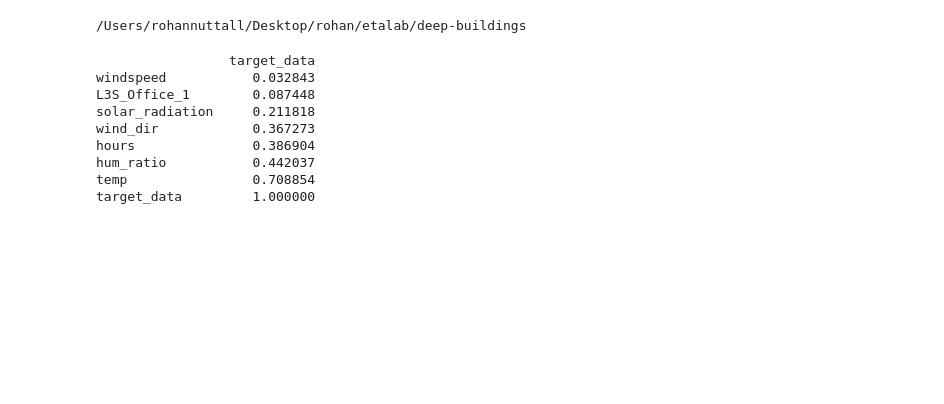
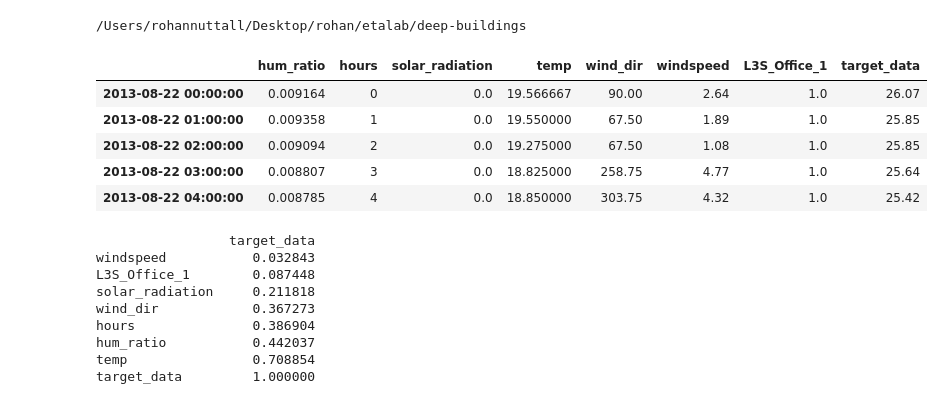
Before and after one commit to UBC-Sustainability-Initiative/deep-buildings, a Jupyter notebook: notebooks/eda/00-exploration.ipynb, the cells around one changed output. Cells and saved outputs as stored; diff of their text form; code cells hidden in the pictures; blank space fills up the shorter version.

```diff
--- a/notebooks/eda/00-exploration.ipynb
+++ b/notebooks/eda/00-exploration.ipynb
@@ -29,5 +29,14 @@ df = pd.read_pickle(df_name)
 # %%
 regr_vars = ['hum_ratio','hours','solar_radiation','temp','wind_dir','windspeed','L3S_Office_1']
 target = 'indoorTemp'
-X,y  = preprocess_data(df, regr_vars, target)
+df  = preprocess_data(df, regr_vars, target)
+# %%
+df.head()
+# %% [output]
+|  | hum_ratio | hours | solar_radiation | temp | wind_dir | windspeed | L3S_Office_1 | target_data |
+| 2013-08-22 00:00:00 | 0.009164 | 0 | 0.0 | 19.566667 | 90.00 | 2.64 | 1.0 | 26.07 |
+| 2013-08-22 01:00:00 | 0.009358 | 1 | 0.0 | 19.550000 | 67.50 | 1.89 | 1.0 | 25.85 |
+| 2013-08-22 02:00:00 | 0.009094 | 2 | 0.0 | 19.275000 | 67.50 | 1.08 | 1.0 | 25.85 |
+| 2013-08-22 03:00:00 | 0.008807 | 3 | 0.0 | 18.825000 | 258.75 | 4.77 | 1.0 | 25.64 |
+| 2013-08-22 04:00:00 | 0.008785 | 4 | 0.0 | 18.850000 | 303.75 | 4.32 | 1.0 | 25.42 |
 # %%
```
Also changed, not shown: parts of 4 cells of this notebook, 7 other files.
